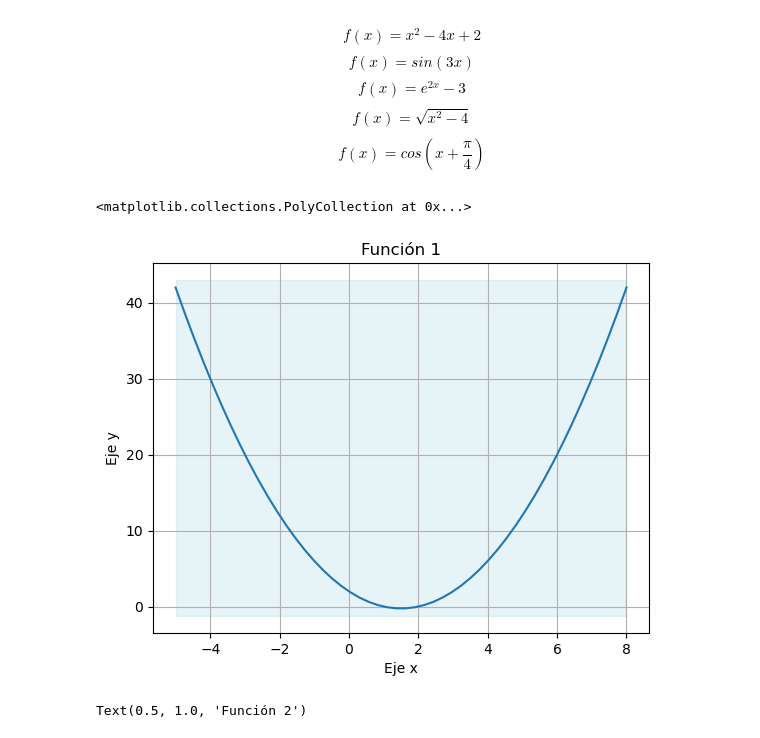
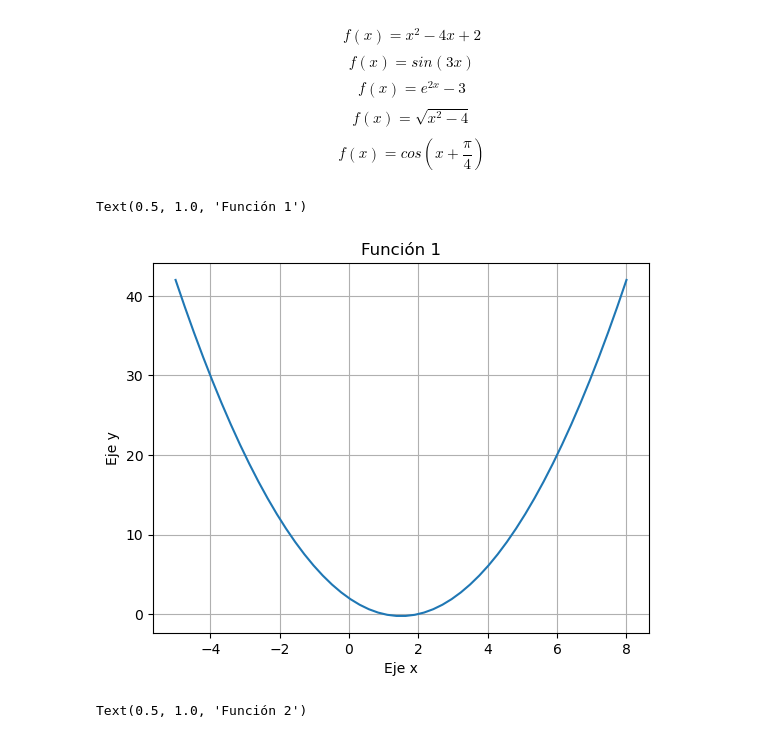
Before and after one commit to RaemonRoch/Simulaci-n-matem-tica, a Jupyter notebook: T02.ipynb, the cells around one changed output. Saved outputs shown, nothing was run; the diff lists cells and outputs as text; code cells hidden in the pictures.

```diff
--- a/T02.ipynb
+++ b/T02.ipynb
@@ -13,19 +13,18 @@ $$ f(x)=cos(x+\frac{\pi}{4}) $$
 # %%
 import numpy as np
 import matplotlib.pyplot as plt
 
 x = np.linspace(-5,8)
 y = x**2 - 3*x + 2
 
 plt.plot(x,y)
 plt.grid()
 plt.xlabel("Eje x")
 plt.ylabel("Eje y")
 plt.title("Función 1")
-plt.fill_between(x, y.min() - 1, y.max() + 1, color='lightblue', alpha=0.3, label='Dominio de la función')
 # %% [output]
-<matplotlib.collections.PolyCollection at 0x...>
+Text(0.5, 1.0, 'Función 1')
-[figure, old version]
+[figure, new version]
 # %%
 def f(x):
     return np.sin(x)
```
